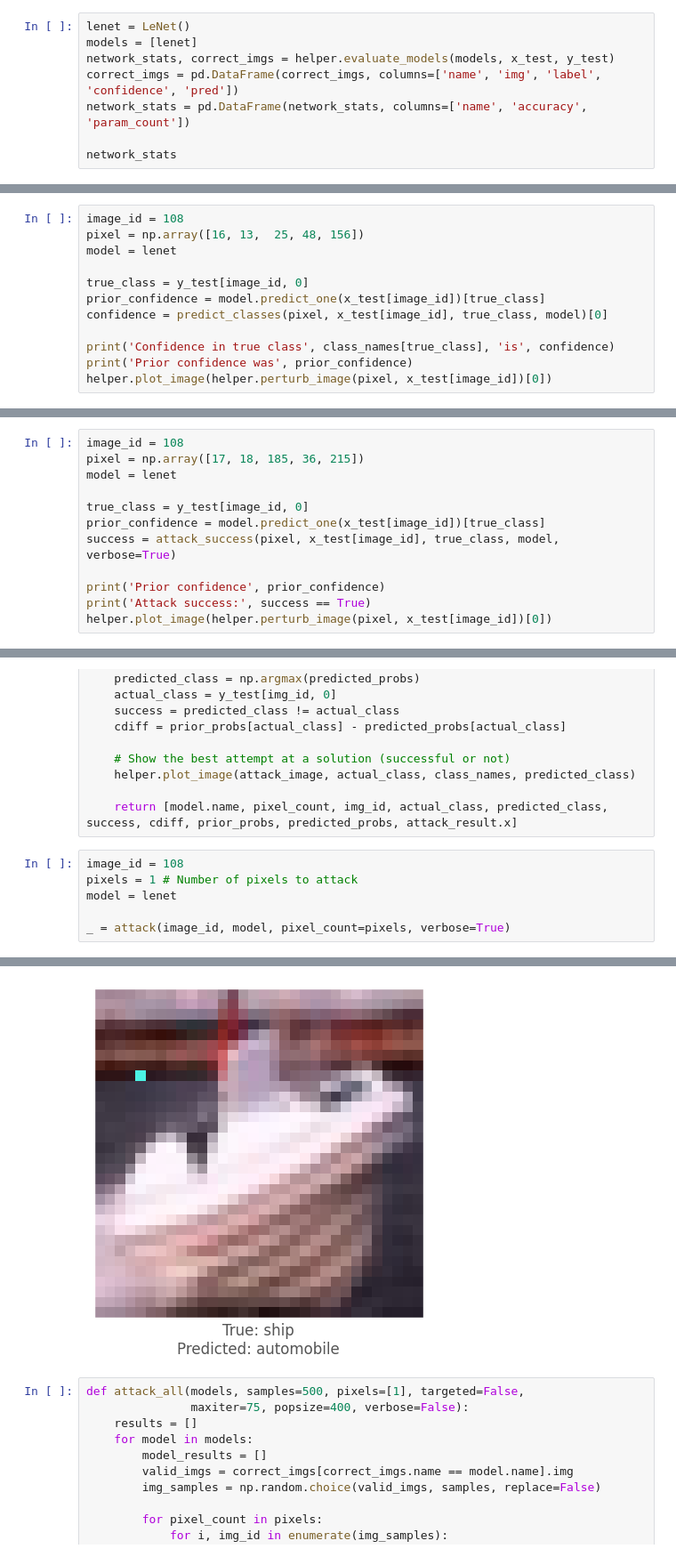
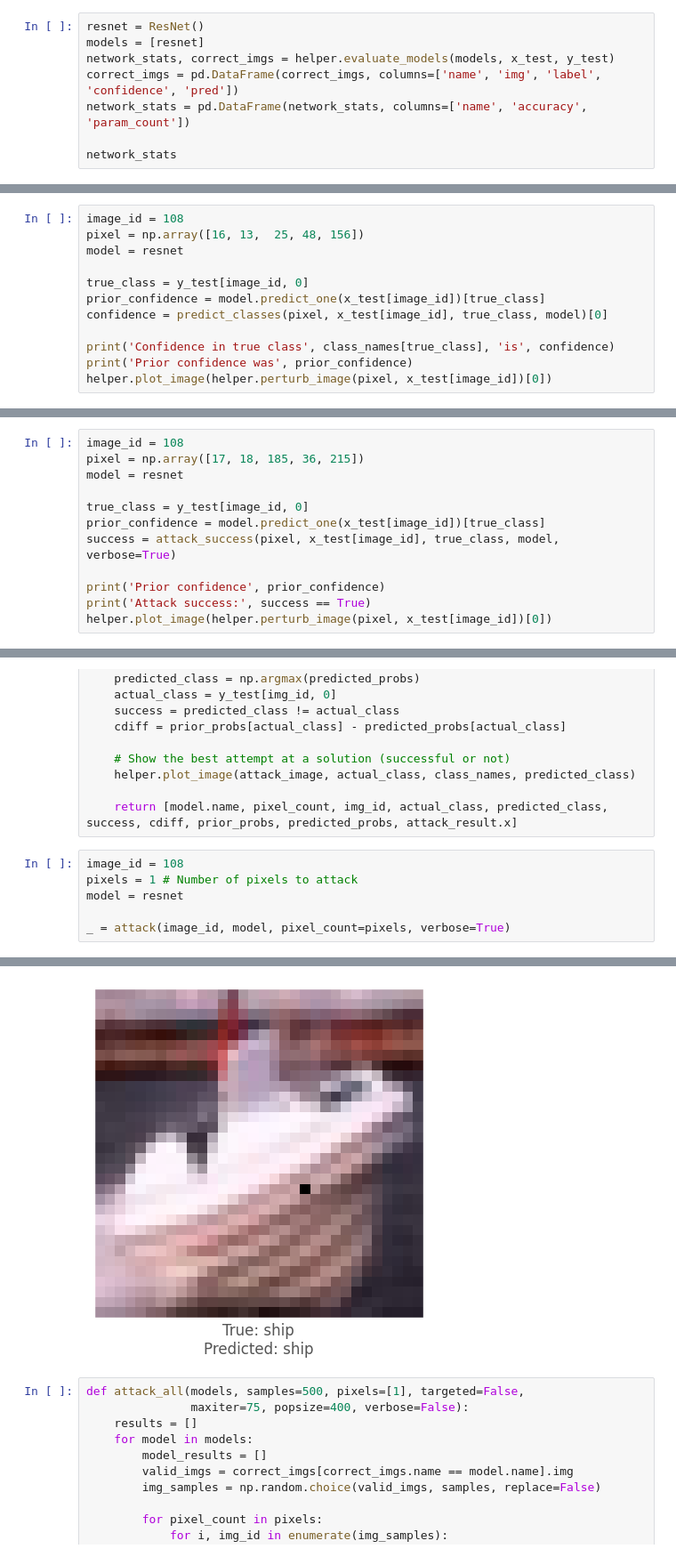
Before and after one commit to VictorAJM/onePixelAttack, a Jupyter notebook: onePixelAttack.ipynb, the cells around one changed output, grey strips where cells are left out. Shown at 89% size. Cells and saved outputs as stored; diff of their text form.

Commit message:
resnet trained

```diff
--- a/onePixelAttack.ipynb
+++ b/onePixelAttack.ipynb
@@ -39,8 +40,8 @@ helper.plot_image(image_perturbed)
 # %% [output]
 [figure]
 # %%
-lenet = LeNet()
-models = [lenet]
+resnet = ResNet()
+models = [resnet]
 network_stats, correct_imgs = helper.evaluate_models(models, x_test, y_test)
 correct_imgs = pd.DataFrame(correct_imgs, columns=['name', 'img', 'label', 'confidence', 'pred'])
 network_stats = pd.DataFrame(network_stats, columns=['name', 'accuracy', 'param_count'])
@@ -62,7 +63,7 @@ def predict_classes(xs, img, target_class, model, minimize=True):
 # %%
 image_id = 108
 pixel = np.array([16, 13,  25, 48, 156])
-model = lenet
+model = resnet
 
 true_class = y_test[image_id, 0]
 prior_confidence = model.predict_one(x_test[image_id])[true_class]
@@ -96,7 +97,7 @@ def attack_success(x, img, target_class, model, targeted_attack=False, verbose=F
 # %%
 image_id = 108
 pixel = np.array([17, 18, 185, 36, 215])
-model = lenet
+model = resnet
 
 true_class = y_test[image_id, 0]
 prior_confidence = model.predict_one(x_test[image_id])[true_class]
@@ -156,7 +157,7 @@ def attack(img_id, model, target=None, pixel_count=1,
 # %%
 image_id = 108
 pixels = 1 # Number of pixels to attack
-model = lenet
+model = resnet
 
 _ = attack(image_id, model, pixel_count=pixels, verbose=True)
 # %% [output]
@@ -172,4 +181,4 @@ Confidence: 0.38960585
-[figure, old version]
+[figure, new version]
 # %%
 def attack_all(models, samples=500, pixels=[1], targeted=False,
                maxiter=75, popsize=400, verbose=False):
```
Also changed, not shown: parts of 11 cells of this notebook, 8 other files.
